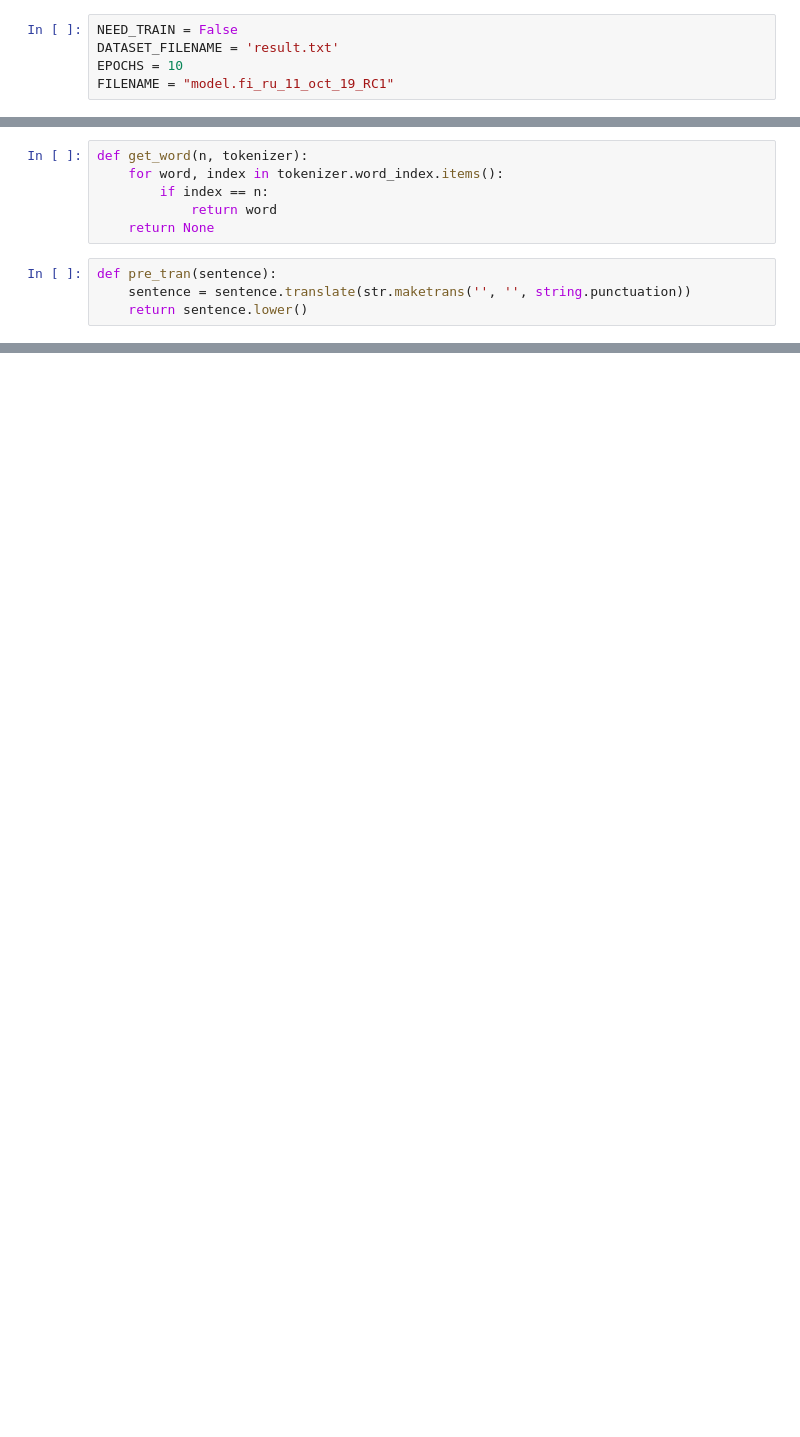
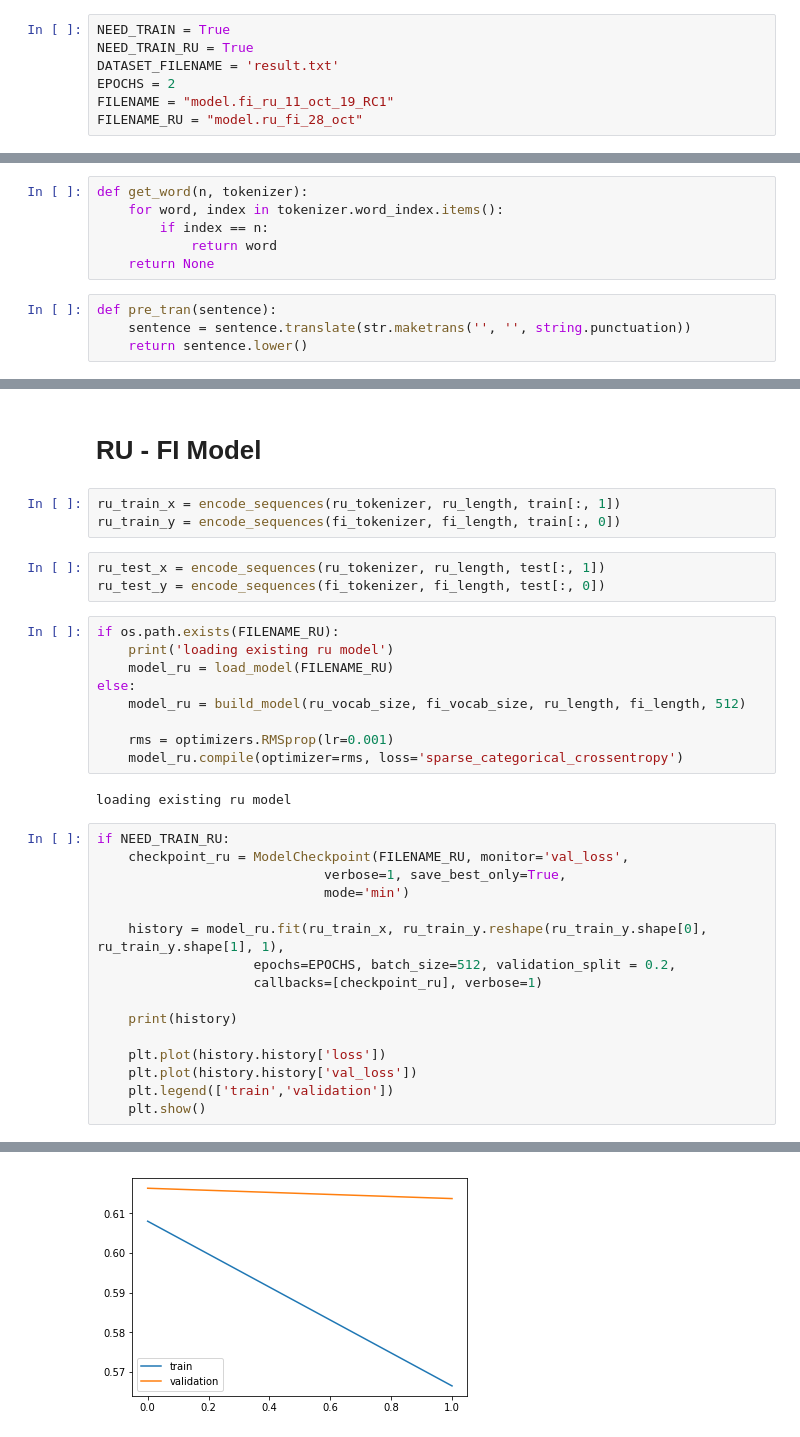
Before and after one commit to 7dev7/finnish_seq2seq, a Jupyter notebook: Translation.ipynb, the cells around one changed output, grey strips where cells are left out. Saved outputs shown, nothing was run; the diff lists cells and outputs as text; blank space fills up the shorter version.

Commit message:
added ru-fi model

```diff
--- a/Translation.ipynb
+++ b/Translation.ipynb
@@ -24,10 +25,12 @@ True
 # %% [markdown]
 # Configs
 # %%
-NEED_TRAIN = False
+NEED_TRAIN = True
+NEED_TRAIN_RU = True
 DATASET_FILENAME = 'result.txt'
-EPOCHS = 10
+EPOCHS = 2
 FILENAME = "model.fi_ru_11_oct_19_RC1"
+FILENAME_RU = "model.ru_fi_28_oct"
 # %% [markdown]
 # Loading data
 # %%
@@ -287,0 +304,36 @@ translate_fi_ru('tämä on tomin säilytyslokero')
+# %% [markdown]
+# RU - FI Model
+# %%
+ru_train_x = encode_sequences(ru_tokenizer, ru_length, train[:, 1])
+ru_train_y = encode_sequences(fi_tokenizer, fi_length, train[:, 0])
+# %%
+ru_test_x = encode_sequences(ru_tokenizer, ru_length, test[:, 1])
+ru_test_y = encode_sequences(fi_tokenizer, fi_length, test[:, 0])
+# %%
+if os.path.exists(FILENAME_RU):
+    print('loading existing ru model')
+    model_ru = load_model(FILENAME_RU)
+else:
+    model_ru = build_model(ru_vocab_size, fi_vocab_size, ru_length, fi_length, 512)
+
+    rms = optimizers.RMSprop(lr=0.001)
+    model_ru.compile(optimizer=rms, loss='sparse_categorical_crossentropy')
+# %% [output]
+loading existing ru model
+# %%
+if NEED_TRAIN_RU:
+    checkpoint_ru = ModelCheckpoint(FILENAME_RU, monitor='val_loss',
+                             verbose=1, save_best_only=True,
+                             mode='min')
+
+    history = model_ru.fit(ru_train_x, ru_train_y.reshape(ru_train_y.shape[0], ru_train_y.shape[1], 1),
+                    epochs=EPOCHS, batch_size=512, validation_split = 0.2,
+                    callbacks=[checkpoint_ru], verbose=1)
+
+    print(history)
+
+    plt.plot(history.history['loss'])
+    plt.plot(history.history['val_loss'])
+    plt.legend(['train','validation'])
+    plt.show()
+# %% [output]
@@ -287,0 +350 @@ translate_fi_ru('tämä on tomin säilytyslokero')
+[figure, added]
```
Also changed, not shown: parts of 18 cells of this notebook, 1 other file.
